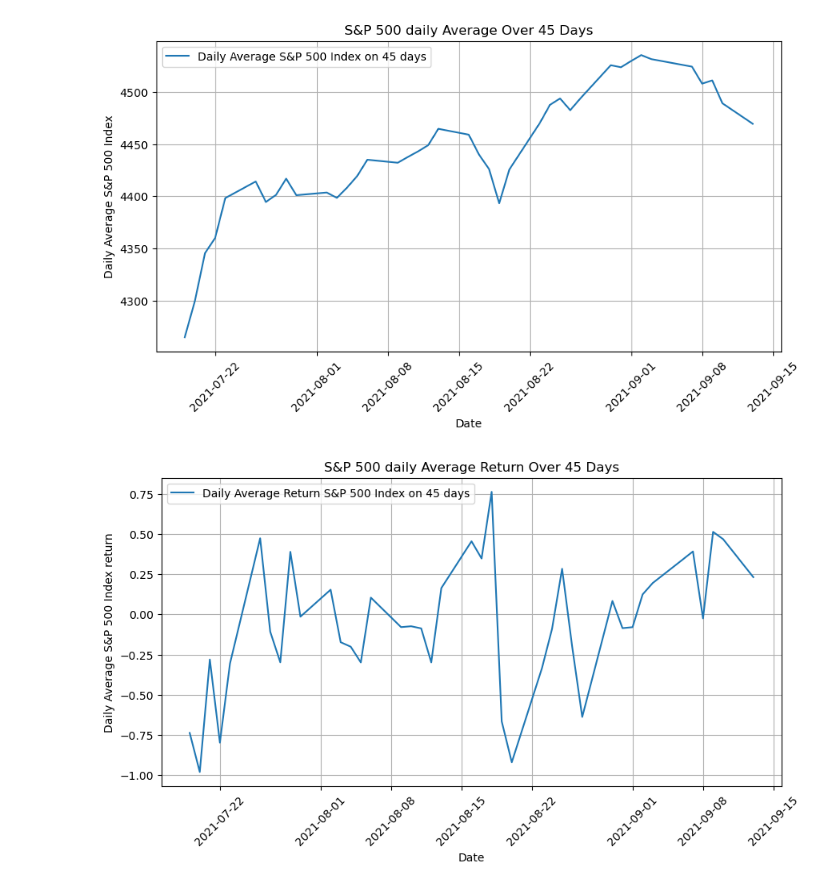
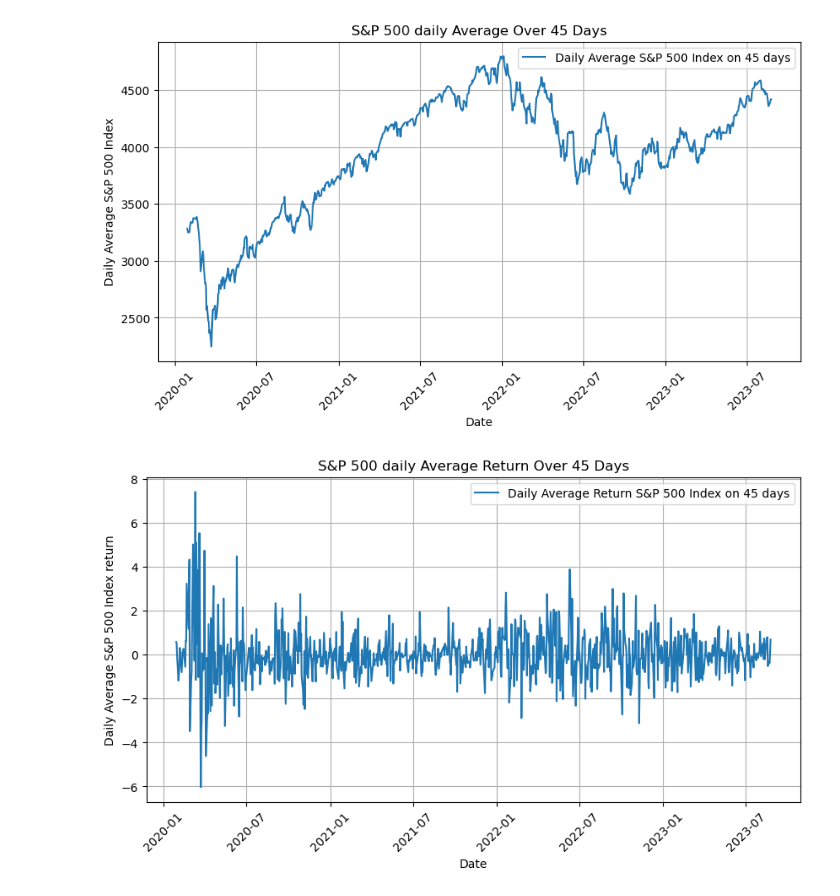
Before and after one commit to oscar10-wq/RL-Mathfin, a Jupyter notebook: RL_algorithm.ipynb, the cells around one changed output. Drawn from its saved outputs; the diff is of its cells as text; code cells hidden in the pictures.

```diff
--- a/RL_algorithm.ipynb
+++ b/RL_algorithm.ipynb
@@ -51,38 +51,38 @@ Datum
 2025-01-28    6034.585
 Name: Average_SP_Index, Length: 1257, dtype: float64
 # %%
-t = 370
-T = 410
+t = 0
+T = 900
 market_plot = market[t:T]
 market_return_plot = market_returns[t:T]
 
 # Plot market
 plt.figure(figsize=(10, 5))
 plt.plot(market_plot.index, market_plot.values, linestyle='-', label=f"Daily Average S&P 500 Index on {delta_t} days")
 # Formatting
 plt.xlabel("Date")
 plt.ylabel("Daily Average S&P 500 Index")
 plt.title(f"S&P 500 daily Average Over {delta_t} Days")
 plt.xticks(rotation=45)  # Rotate dates for readability
 plt.grid(True)
 plt.legend()
 
 #Plot market returns
 plt.figure(figsize=(10, 5))
 plt.plot(market_return_plot.index, market_return_plot.values, linestyle='-', label=f"Daily Average Return S&P 500 Index on {delta_t} days")
 
 #Formatting
 plt.xlabel("Date")
 plt.ylabel("Daily Average S&P 500 Index return")
 plt.title(f"S&P 500 daily Average Return Over {delta_t} Days")
 plt.xticks(rotation=45)  # Rotate dates for readability
 plt.grid(True)
 plt.legend()
 
 plt.show()
 # %% [output]
-[figure, old version]
+[figure, new version]
-[figure, old version]
+[figure, new version]
 # %%
 import numpy as np
 import random
```
Also changed, not shown: parts of 2 cells of this notebook.
